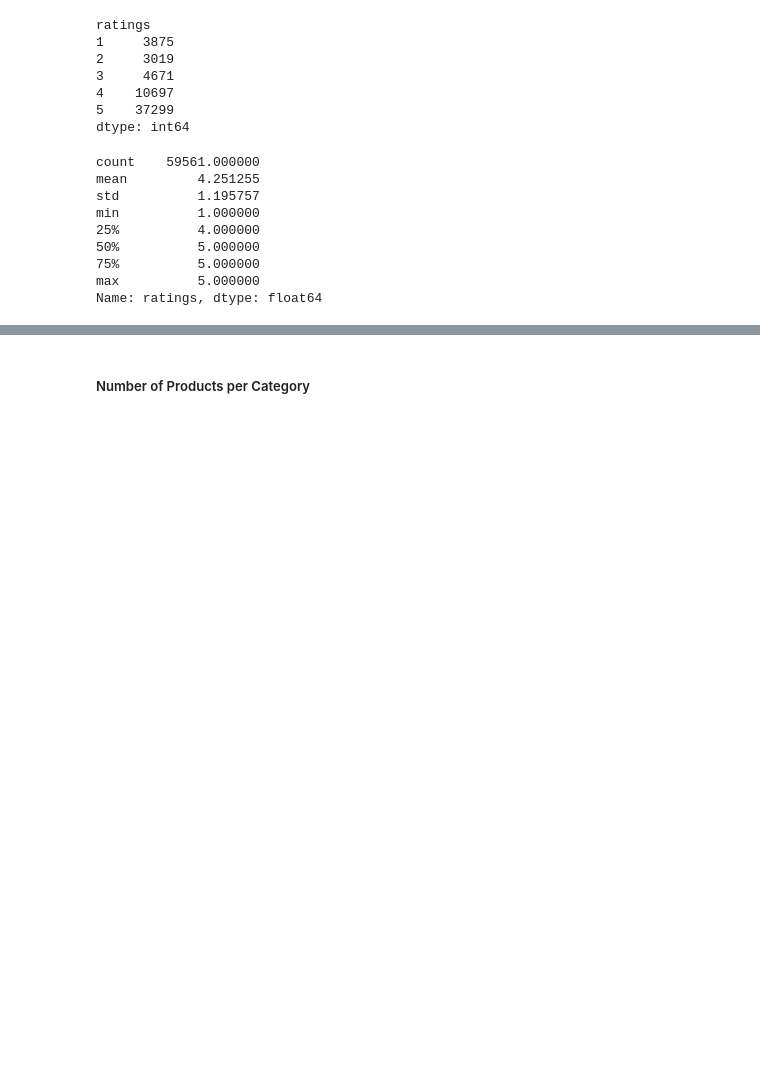
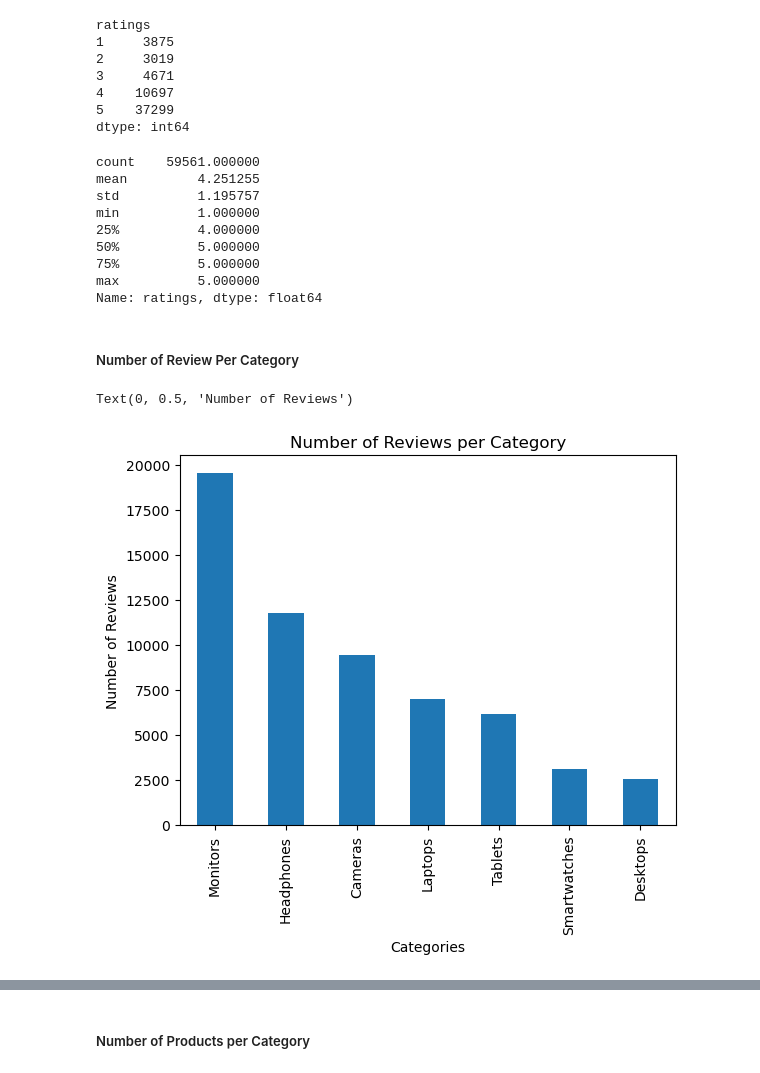
Before and after one commit to imsamleung/Personalized-Product-Recommendation-System, a Jupyter notebook: src/data_visualization/final_data_analysis.ipynb, the cells around one changed output, grey strips where cells are left out. Drawn from its saved outputs; the diff is of its cells as text; code cells hidden in the pictures; blank space fills up the shorter version.

```diff
--- a/src/data_visualization/final_data_analysis.ipynb
+++ b/src/data_visualization/final_data_analysis.ipynb
@@ -70,3 +70,17 @@ min          1.000000
 75%          5.000000
 max          5.000000
 Name: ratings, dtype: float64
+# %% [markdown]
+##### Number of Review Per Category
+# %%
+df_merged_products_categories = pd.merge(df_categories, df_products_categories, how="inner", on="category_id", validate="one_to_many").sort_values(by=["category_id"])
+
+df_merged_products_categories_reviews = pd.merge(df_merged_products_categories, df_reviews, how="inner", on='product_id', validate="one_to_many").sort_values(by=["category_id"])
+
+df_merged_products_categories_reviews['name'].value_counts().plot(kind='bar')
+plt.title('Number of Reviews per Category')
+plt.xlabel('Categories')
+plt.ylabel('Number of Reviews')
+# %% [output]
+Text(0, 0.5, 'Number of Reviews')
+[figure, added]
```
Also changed, not shown: parts of 1 cell of this notebook, 12 other files.
